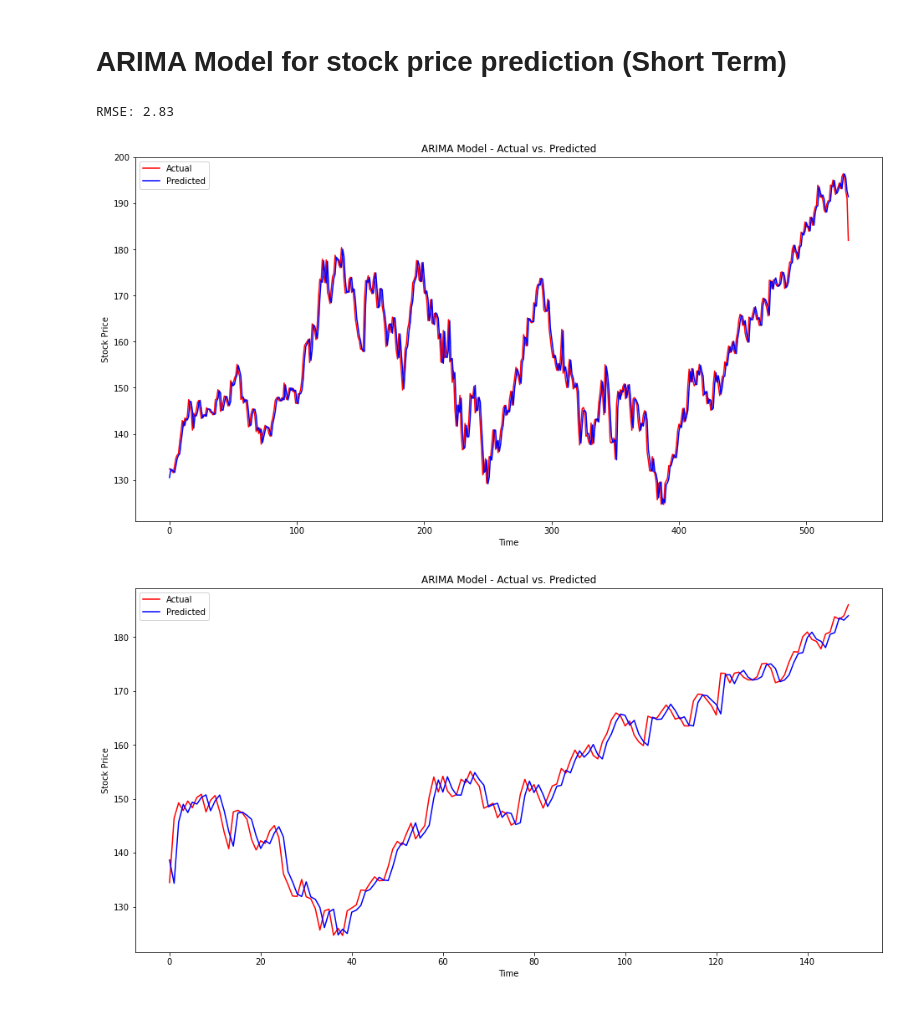
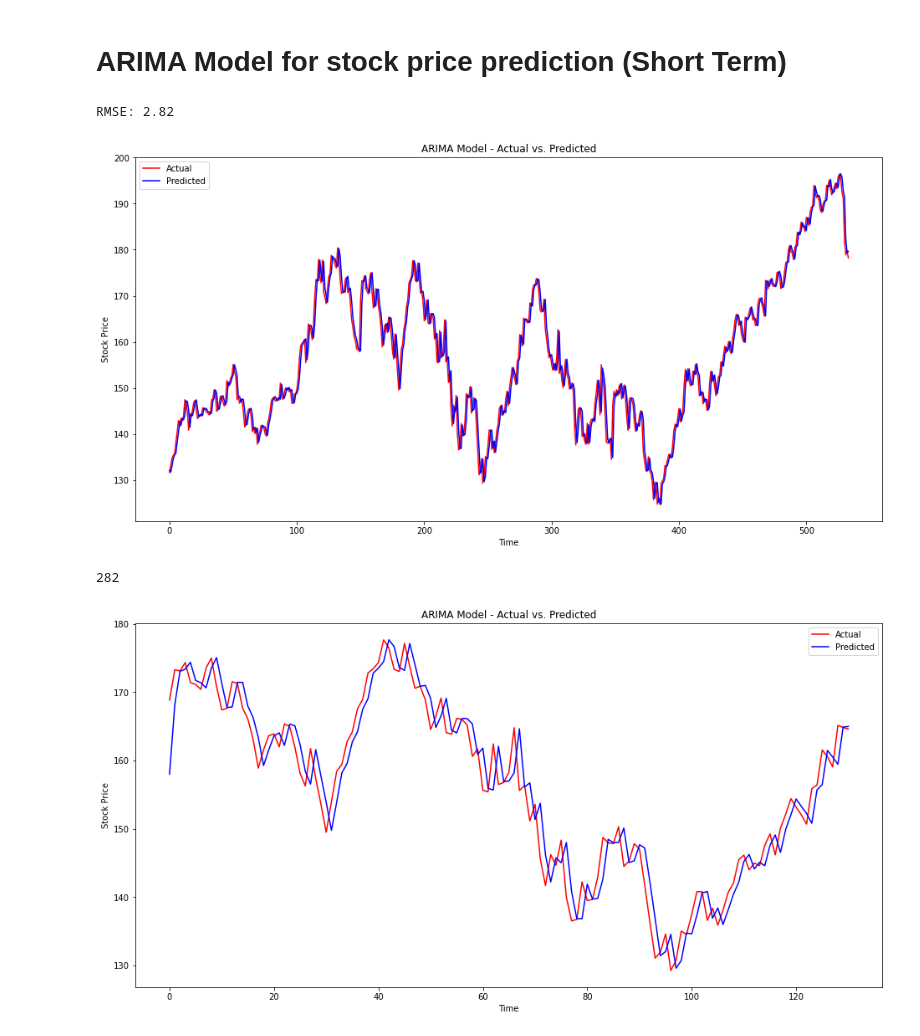
Before and after one commit to Shemeen62/Final_Year_Project, a Jupyter notebook: HIstorical_Price_Analysis_YF/ARIMA_Short_Term_Prediction.ipynb, the cells around one changed output. Drawn from its saved outputs; the diff is of its cells as text; code cells hidden in the pictures.

```diff
--- a/HIstorical_Price_Analysis_YF/ARIMA_Short_Term_Prediction.ipynb
+++ b/HIstorical_Price_Analysis_YF/ARIMA_Short_Term_Prediction.ipynb
@@ -32,7 +32,7 @@ def fit_arima(train_data, order):
     return predictions
 
 # Define the order for ARIMA model (p, d, q) (5, 1, 0)
-p, d, q = 5, 1, 0
+p, d, q = 2, 2, 2
 
 # Fit ARIMA model and make predictions
 predictions = fit_arima(train, (p, d, q))
@@ -52,20 +52,24 @@ plt.ylabel('Stock Price')
 plt.legend()
 plt.show()
 # %% [output]
-RMSE: 2.83
+RMSE: 2.82
-[figure, old version]
+[figure, new version]
+# %%
+len(predictions)
+# %% [output]
+282
 # %%
 # Plotting the actual and predicted prices
 plt.figure(figsize=(16, 8))
-plt.plot(test[350:500], color='red', label='Actual')
-plt.plot(predictions[350:500], color='blue', label='Predicted')
+plt.plot(test[150:281], color='red', label='Actual')
+plt.plot(predictions[150:281], color='blue', label='Predicted')
 plt.title('ARIMA Model - Actual vs. Predicted')
 plt.xlabel('Time')
 plt.ylabel('Stock Price')
 plt.legend()
 plt.show()
 # %% [output]
-[figure, old version]
+[figure, new version]
 # %%
 # Plotting the actual and predicted prices
 plt.figure(figsize=(16, 8))
```
Also changed, not shown: parts of 7 cells of this notebook, 26 other files.
